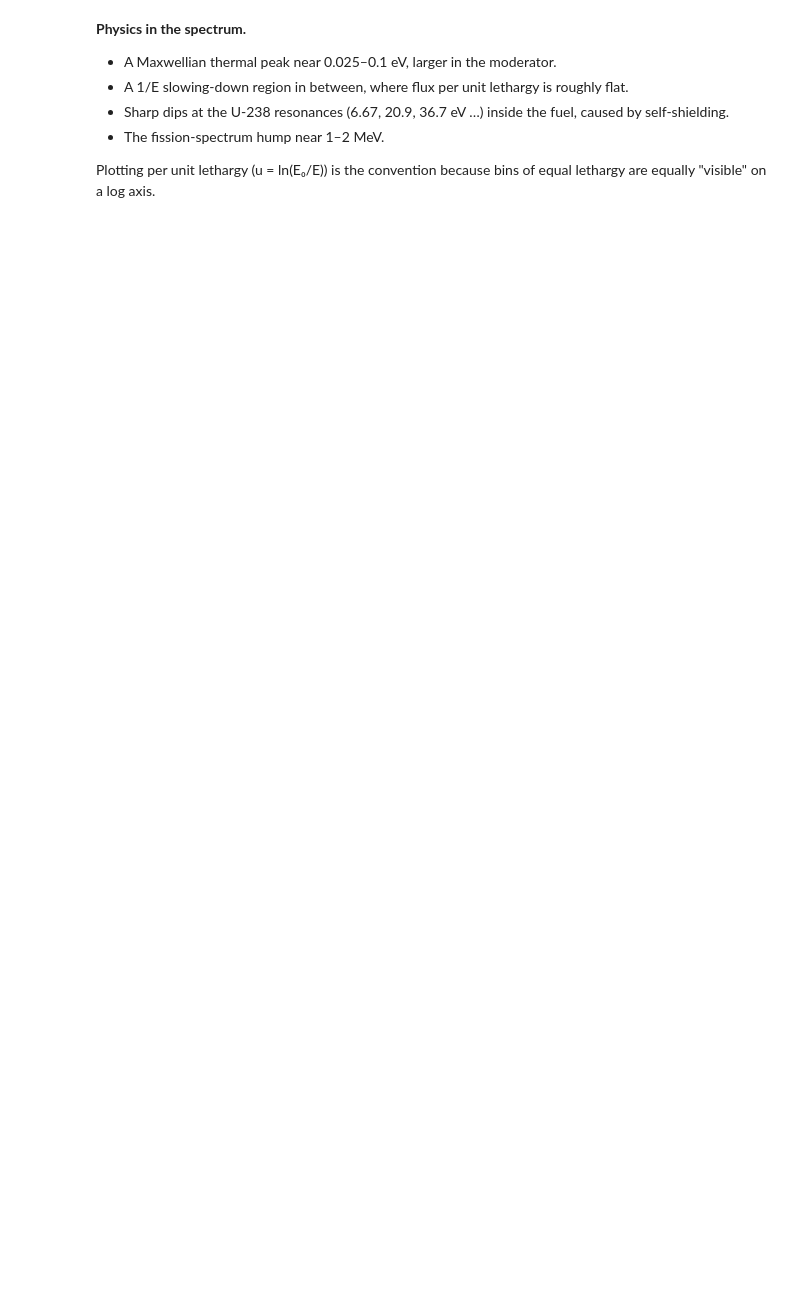
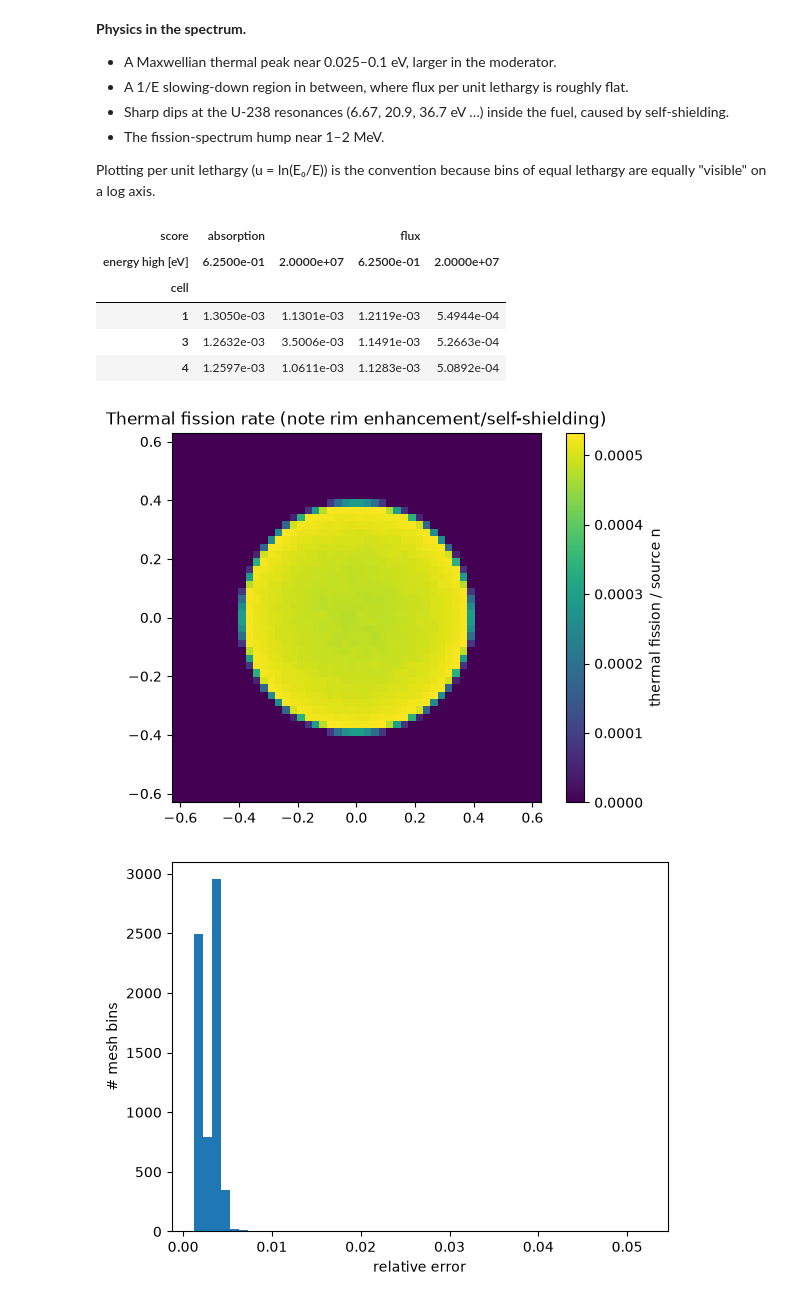
Before and after one commit to NavidCOMSC/neuronic_simulator, a Jupyter notebook: pincell_pandas_demo.ipynb, the cells around one changed output. Saved outputs shown, nothing was run; the diff lists cells and outputs as text; code cells hidden in the pictures; blank space fills up the shorter version.

Commit message:
[Debug]column header of score from mesh df

```diff
--- a/pincell_pandas_demo.ipynb
+++ b/pincell_pandas_demo.ipynb
@@ -269,3 +271,29 @@ ax.legend(); plt.show()
 
 Plotting per unit lethargy (u = ln(E₀/E)) is the convention because bins of equal lethargy are equally
 "visible" on a log axis.
+# %%
+# Flatten multilevel column names so query() can find "score".
+if isinstance(df_mesh.columns, pd.MultiIndex):
+    df_mesh.columns = [
+        " ".join(str(part) for part in col if str(part))
+        for col in df_mesh.columns.to_flat_index()
+    ]
+
+df_cells["rel. err."] = df_cells["std. dev."] / df_cells["mean"]
+display(df_cells.pivot_table(index="cell", columns=["score", "energy high [eV]"], values="rel. err."))
+
+fis = df_mesh.query("score=='fission' and `energy high [eV]` <= 0.625")
+img = fis["mean"].to_numpy().reshape(50, 50)       # filter ordering: x varies fastest
+plt.imshow(img, origin="lower", extent=[-pitch/2, pitch/2]*2); plt.colorbar(label="thermal fission / source n")
+plt.title("Thermal fission rate (note rim enhancement/self-shielding)"); plt.show()
+plt.hist((df_mesh["std. dev."]/df_mesh["mean"]).replace(np.inf, np.nan).dropna(), bins=50)
+plt.xlabel("relative error"); plt.ylabel("# mesh bins"); plt.show()
+# %% [output]
+| score | absorption |  | flux |  |
+| energy high [eV] | 6.2500e-01 | 2.0000e+07 | 6.2500e-01 | 2.0000e+07 |
+| cell |  |  |  |  |
+| 1 | 1.3050e-03 | 1.1301e-03 | 1.2119e-03 | 5.4944e-04 |
+| 3 | 1.2632e-03 | 3.5006e-03 | 1.1491e-03 | 5.2663e-04 |
+| 4 | 1.2597e-03 | 1.0611e-03 | 1.1283e-03 | 5.0892e-04 |
+[figure, added]
+[figure, added]
```
Also changed, not shown: parts of 1 cell of this notebook.
